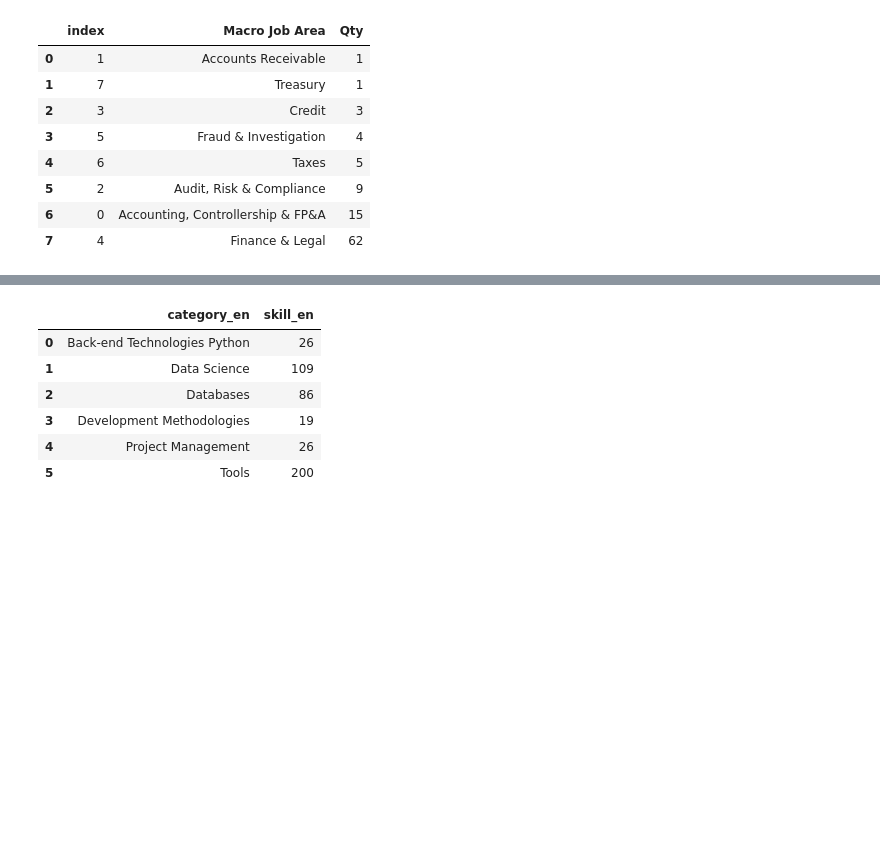
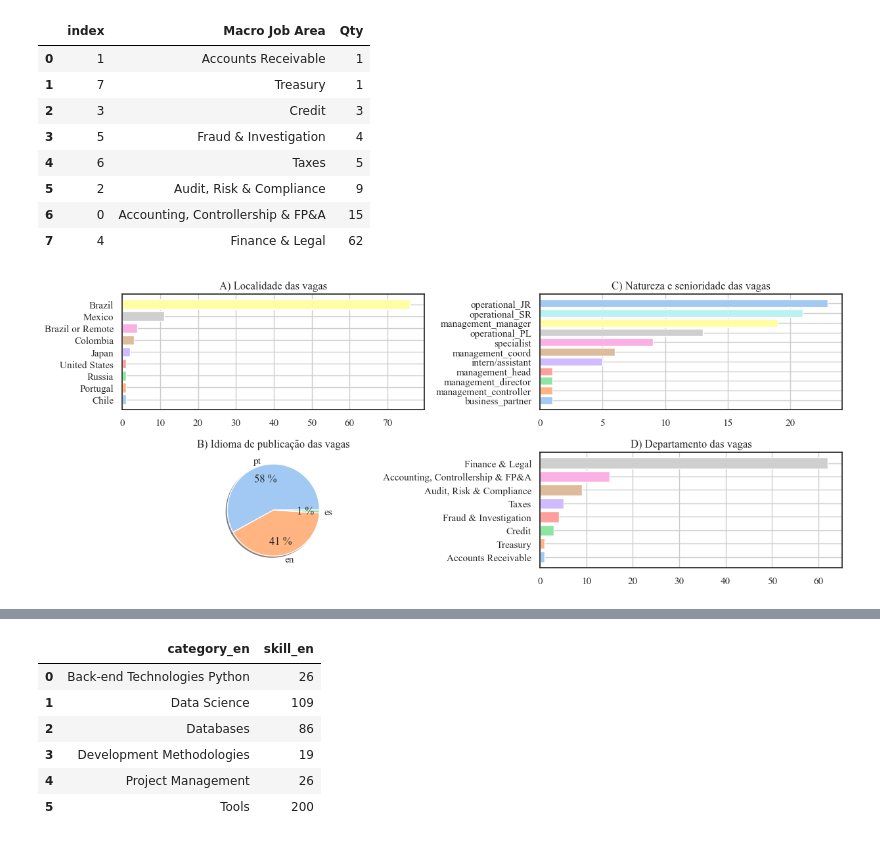
Before and after one commit to ivanrmello/berle-means, a Jupyter notebook: research-in-acc-sciences/accountant-profile-in-startups/02_charts_and_eda.ipynb, the cells around one changed output, grey strips where cells are left out. Saved outputs shown, nothing was run; the diff lists cells and outputs as text; code cells hidden in the pictures; blank space fills up the shorter version.

Commit message:
feat: :zap: Adding code to generate all charts in one plot.

```diff
--- a/research-in-acc-sciences/accountant-profile-in-startups/02_charts_and_eda.ipynb
+++ b/research-in-acc-sciences/accountant-profile-in-startups/02_charts_and_eda.ipynb
@@ -4,12 +4,6 @@ plt.rcParams.update({'font.family':'Times New Roman'})
 import seaborn as sns
 import pandas as pd
 import numpy as np
-# %%
-sns.reset_defaults()
-sns.set(
-    rc={'figure.figsize':(7,5)},
-    style="white" # nicer layout
-)
 # %%
 dframe = pd.read_csv('dframe_jobs_processed.csv', sep='|', encoding='UTF-16')
 dframe['responsabilities_and_other_details'] = (dframe['job_main_responsabilities_pt_processed'] + dframe['job_other_details_pt_processed']).str.strip()
@@ -104,4 +98,25 @@ dframe_macro_job_area
 | 5 | 2 | Audit, Risk & Compliance | 9 |
 | 6 | 0 | Accounting, Controllership & FP&A | 15 |
 | 7 | 4 | Finance & Legal | 62 |
+# %%
+#Plotting all charts together
+fig, ax = plt.subplots(2,2, figsize=(12.5,5))
+
+ax[0,0].barh(dframe_location_and_language['Location'], dframe_location_and_language['Qty'], color=colors)
+ax[0,0].title.set_text('A) Localidade das vagas')
+ax[1,0].pie(dframe_job_lang['Qty'], labels=dframe_job_lang['Language of the job posted'], pctdistance=.7, autopct='%.0f %%',
+          colors=colors, shadow=True)
+ax[1,0].title.set_text('B) Idioma de publicação das vagas')
+ax[0,1].barh(dframe_job_title_type['Job Title Type'], dframe_job_title_type['Qty'], color=colors)
+ax[0,1].title.set_text('C) Natureza e senioridade das vagas')
+ax[1,1].barh(dframe_macro_job_area['Macro Job Area'], dframe_macro_job_area['Qty'], color=colors)
+ax[1,1].title.set_text('D) Departamento das vagas')
+
+plt.tight_layout()
+ax[0,0].grid()
+ax[0,1].grid()
+ax[1,1].grid()
+plt.show()
+# %% [output]
+[figure, added]
 # %%
```
Also changed, not shown: parts of 1 cell of this notebook.
